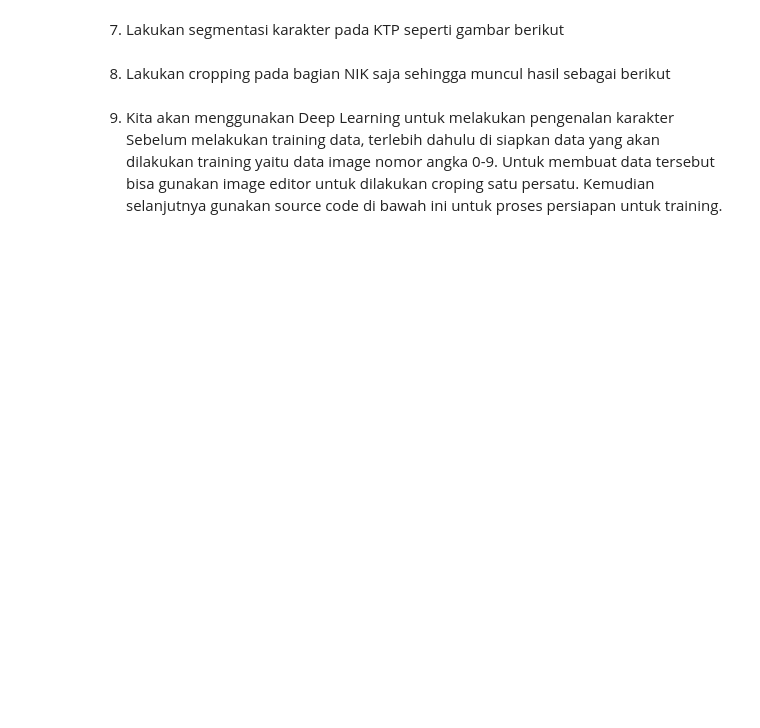
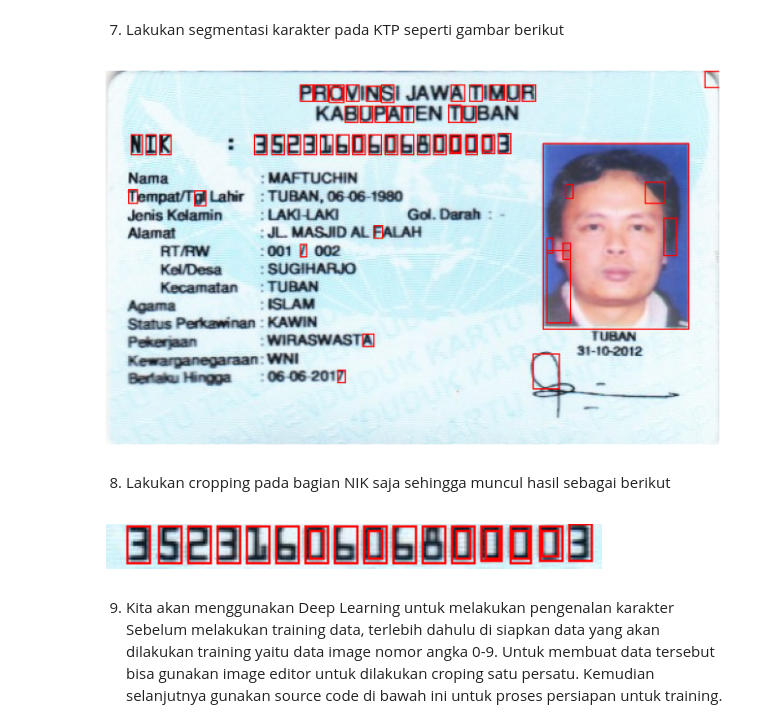
Before and after one commit to NadyaPutriAmalia/PCVK_Ganjil_2023, a Jupyter notebook: Week12.ipynb, the cells around one changed output. Cells and saved outputs as stored; diff of their text form; code cells hidden in the pictures; blank space fills up the shorter version.

```diff
--- a/Week12.ipynb
+++ b/Week12.ipynb
@@ -271,6 +209,51 @@ name 'Javascript' is not defined
 # %% [markdown]
 7. Lakukan segmentasi karakter pada KTP seperti gambar berikut
+# %%
+from google.colab.patches import cv2_imshow
+import cv2 as cv
+import numpy as np
+import matplotlib.pyplot as plt
+
+# Baca gambar
+ktp = cv.imread("/content/drive/MyDrive/PCVK/KTP_More/ktp4.png")
+
+# Filtering dengan Gaussian Blur
+blurred = cv.GaussianBlur(ktp, (5, 5), 0)
+
+# Ubah ke citra keabuan
+gray = cv.cvtColor(blurred, cv.COLOR_BGR2GRAY)
+
+# Binerisasi citra dengan Adaptive Thresholding
+bw = cv.adaptiveThreshold(gray, 255, cv.ADAPTIVE_THRESH_GAUSSIAN_C, cv.THRESH_BINARY_INV, 11, 5)
+
+# Ekstraksi kontur
+contours, hierarchy = cv.findContours(bw.copy(), cv.RETR_TREE, cv.CHAIN_APPROX_SIMPLE)
+
+# Gambar hasil biner
+plt.figure(figsize=(15, 5))
+
+# Looping contours untuk mendapatkan kontur yang sesuai
+for cnt in contours:
+    x, y, w, h = cv.boundingRect(cnt)
+    ras = format(w / h, '.2f')
+    if h >= 10 and w >= 5 and float(ras) <= 1:
+        cv.rectangle(ktp, (x, y), (x + w, y + h), (0, 0, 255), thickness=1)
+
+# Gambar hasil akhir
+plt.imshow(cv.cvtColor(ktp, cv.COLOR_BGR2RGB))
+plt.axis('off')
+plt.show()
+# %% [output]
+[figure, added]
 # %% [markdown]
 8. Lakukan cropping pada bagian NIK saja sehingga muncul hasil sebagai berikut
+# %%
+cropped_nik = ktp[50:70, 110:330]
+
+plt.imshow(cv.cvtColor(cropped_nik, cv.COLOR_BGR2RGB))
+plt.axis('off')
+plt.show()
+# %% [output]
+[figure, added]
 # %% [markdown]
 9. Kita akan menggunakan Deep Learning untuk melakukan pengenalan karakter Sebelum melakukan training data, terlebih dahulu di siapkan data yang akan dilakukan training yaitu data image nomor angka 0-9. Untuk membuat data tersebut bisa gunakan image editor untuk dilakukan croping satu persatu. Kemudian selanjutnya gunakan source code di bawah ini untuk proses persiapan untuk training.
```
Also changed, not shown: parts of 12 cells of this notebook.
